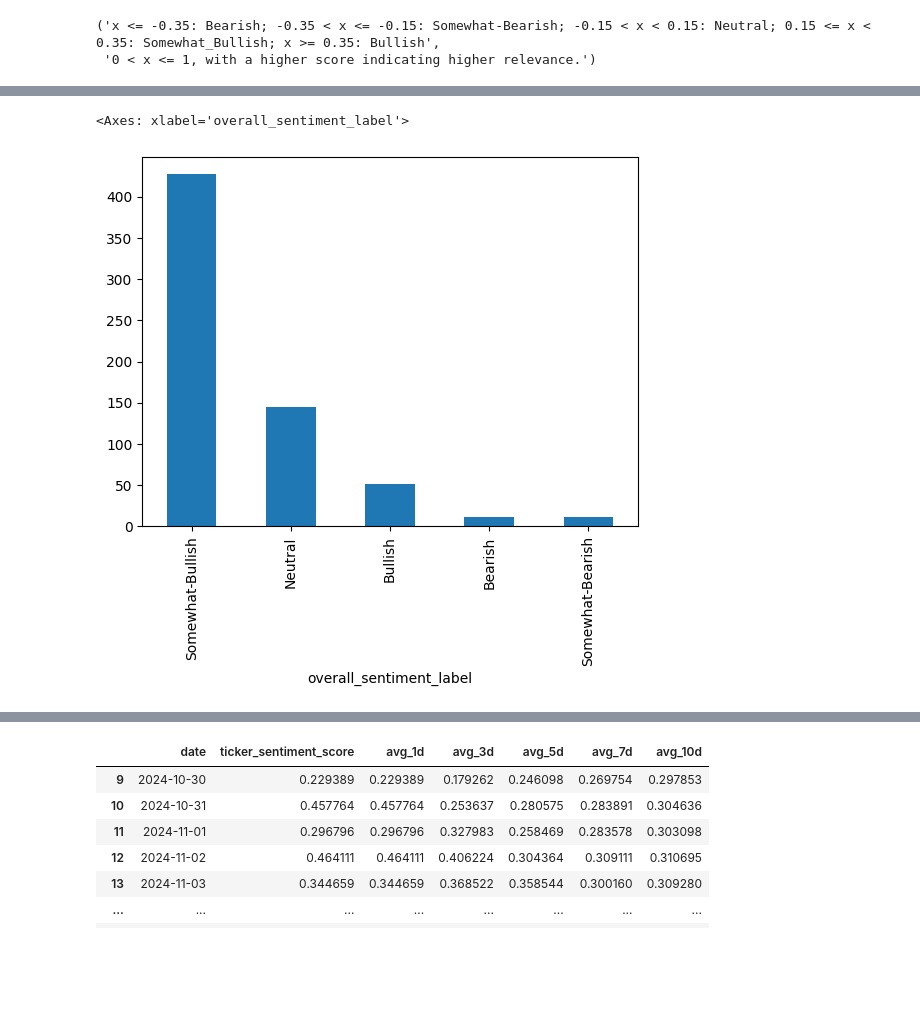
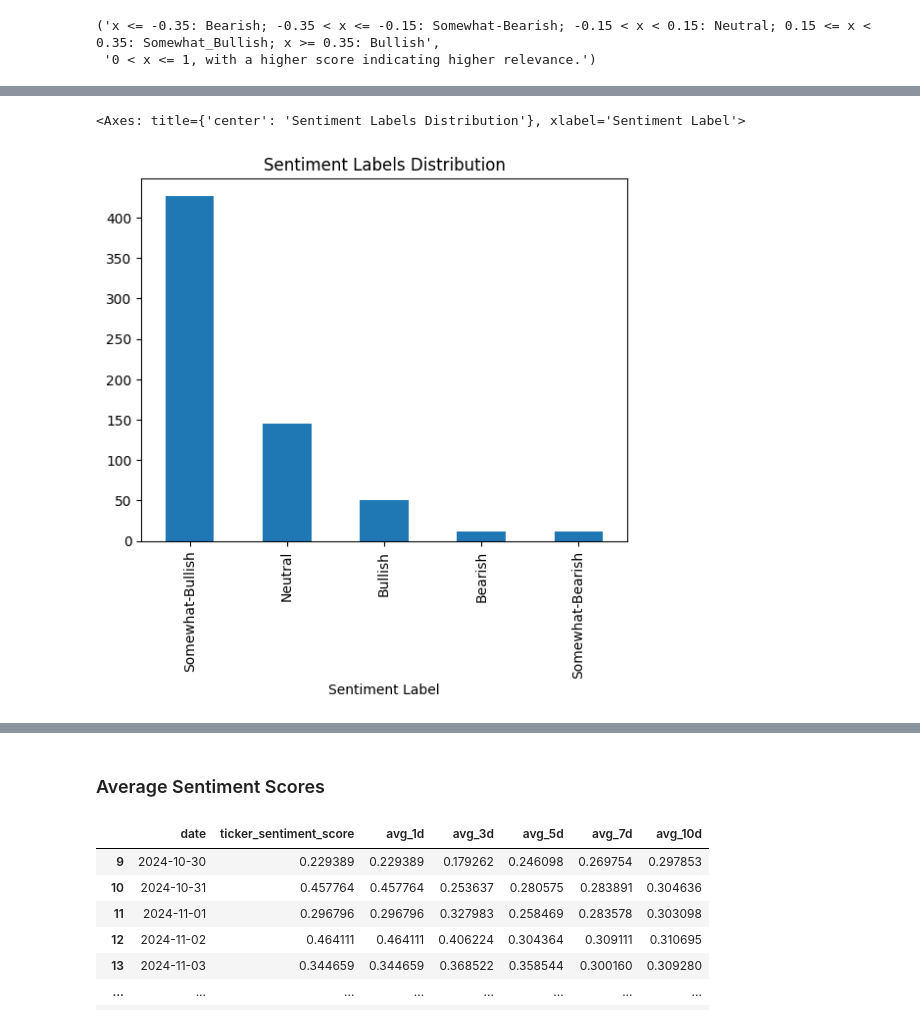
Before and after one commit to grackner/nvidia_stock_prediction, a Jupyter notebook: finance_news.ipynb, the cells around one changed output, grey strips where cells are left out. Drawn from its saved outputs; the diff is of its cells as text; code cells hidden in the pictures; blank space fills up the shorter version.

```diff
--- a/finance_news.ipynb
+++ b/finance_news.ipynb
@@ -174,8 +182,8 @@ news['relevance_score'].plot(kind='hist')
 # %%
-news['overall_sentiment_label'].value_counts().plot(kind='bar')
+news['overall_sentiment_label'].value_counts().plot(kind='bar', title='Sentiment Labels Distribution', xlabel='Sentiment Label')
 # %% [output]
-<Axes: xlabel='overall_sentiment_label'>
+<Axes: title={'center': 'Sentiment Labels Distribution'}, xlabel='Sentiment Label'>
-[figure, old version]
+[figure, new version]
 # %%
 news = news[['title', 'url', 'time_published', 'authors', 'summary', 'relevance_score', 'ticker_sentiment_score', 'ticker_sentiment_label']]
 # %%
@@ -189,6 +198,8 @@ news.head()
 | 2 | Nvidia Stock Hits All-Time High A... | https://www.benzinga.com/news/24/... | 2024-10-21 19:10:10 | ['Vaishali Prayag'] | Nvidia Inc.'s NVDA shares are hit... | 0.717589 | 0.311481 | ... |
 | 3 | NVIDIA's Options Frenzy: What You... | https://www.benzinga.com/insights... | 2024-10-21 20:45:38 | ['Benzinga Insights'] | Deep-pocketed investors have adop... | 0.756655 | 0.229060 | ... |
 | 4 | 2 Stock-Split Artificial Intellig... | https://www.fool.com/investing/20... | 2024-10-22 08:04:00 | ['Trevor Jennewine'] | These artificial intelligence sto... | 0.510742 | 0.469583 | ... |
+# %% [markdown]
+### Average Sentiment Scores
 # %%
 news['date'] = news['time_published'].dt.date
 
```
Also changed, not shown: parts of 16 cells of this notebook.
